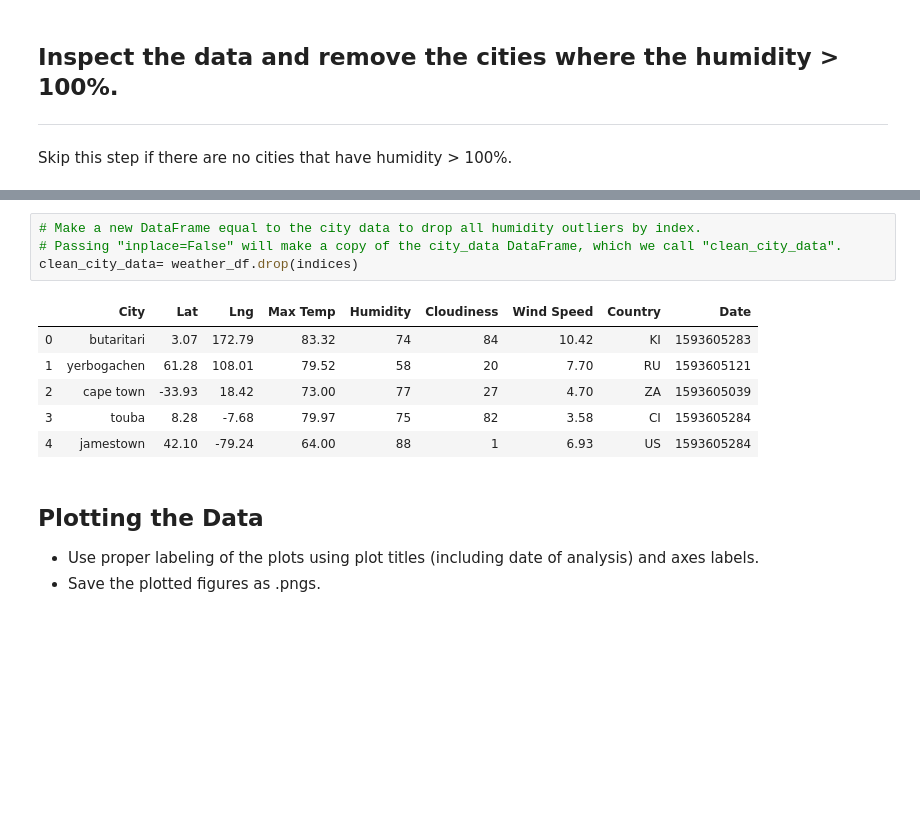
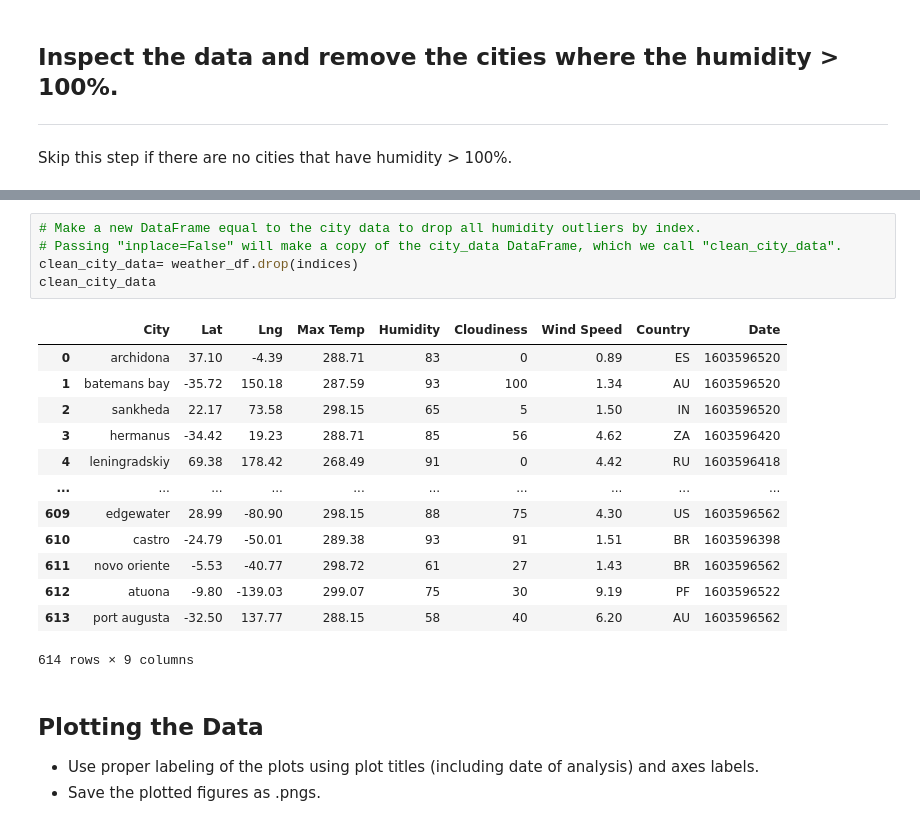
Before and after one commit to skhelifi1/APIs, a Jupyter notebook: WeatherPy/WeatherPy.ipynb, the cells around one changed output, grey strips where cells are left out. Cells and saved outputs as stored; diff of their text form; blank space fills up the shorter version.

```diff
--- a/WeatherPy/WeatherPy.ipynb
+++ b/WeatherPy/WeatherPy.ipynb
@@ -162,14 +152,22 @@ Int64Index([], dtype='int64')
 # %%
 # Make a new DataFrame equal to the city data to drop all humidity outliers by index.
 # Passing "inplace=False" will make a copy of the city_data DataFrame, which we call "clean_city_data".
 clean_city_data= weather_df.drop(indices)
+clean_city_data
 # %% [output]
 |  | City | Lat | Lng | Max Temp | Humidity | Cloudiness | Wind Speed | Country | Date |
-| 0 | butaritari | 3.07 | 172.79 | 83.32 | 74 | 84 | 10.42 | KI | 1593605283 |
-| 1 | yerbogachen | 61.28 | 108.01 | 79.52 | 58 | 20 | 7.70 | RU | 1593605121 |
-| 2 | cape town | -33.93 | 18.42 | 73.00 | 77 | 27 | 4.70 | ZA | 1593605039 |
-| 3 | touba | 8.28 | -7.68 | 79.97 | 75 | 82 | 3.58 | CI | 1593605284 |
-| 4 | jamestown | 42.10 | -79.24 | 64.00 | 88 | 1 | 6.93 | US | 1593605284 |
+| 0 | archidona | 37.10 | -4.39 | 288.71 | 83 | 0 | 0.89 | ES | 1603596520 |
+| 1 | batemans bay | -35.72 | 150.18 | 287.59 | 93 | 100 | 1.34 | AU | 1603596520 |
+| 2 | sankheda | 22.17 | 73.58 | 298.15 | 65 | 5 | 1.50 | IN | 1603596520 |
+| 3 | hermanus | -34.42 | 19.23 | 288.71 | 85 | 56 | 4.62 | ZA | 1603596420 |
+| 4 | leningradskiy | 69.38 | 178.42 | 268.49 | 91 | 0 | 4.42 | RU | 1603596418 |
+| ... | ... | ... | ... | ... | ... | ... | ... | ... | ... |
+| 609 | edgewater | 28.99 | -80.90 | 298.15 | 88 | 75 | 4.30 | US | 1603596562 |
+| 610 | castro | -24.79 | -50.01 | 289.38 | 93 | 91 | 1.51 | BR | 1603596398 |
+| 611 | novo oriente | -5.53 | -40.77 | 298.72 | 61 | 27 | 1.43 | BR | 1603596562 |
+| 612 | atuona | -9.80 | -139.03 | 299.07 | 75 | 30 | 9.19 | PF | 1603596522 |
+| 613 | port augusta | -32.50 | 137.77 | 288.15 | 58 | 40 | 6.20 | AU | 1603596562 |
+614 rows × 9 columns
 # %% [markdown]
 ## Plotting the Data
 * Use proper labeling of the plots using plot titles (including date of analysis) and axes labels.
```
Also changed, not shown: parts of 20 cells of this notebook, 13 other files.
